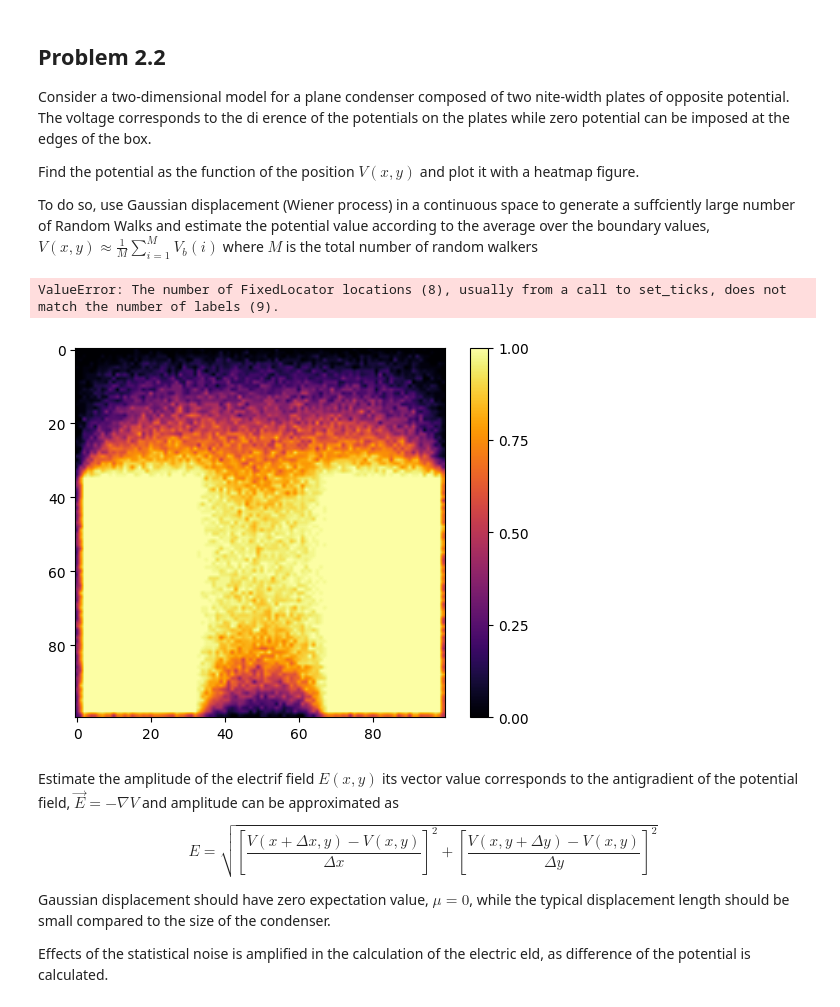
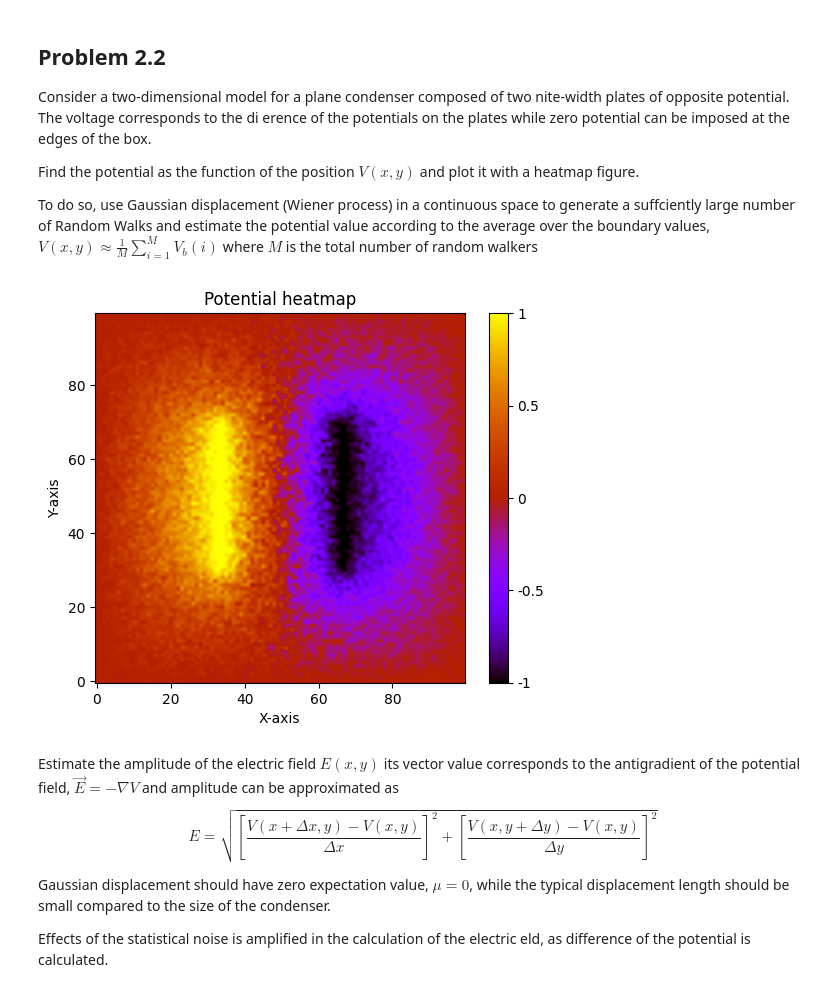
Before and after one commit to giacomocalabria/Stochastic-Methods-UPC, a Jupyter notebook: W2/Notebook.ipynb, the cells around one changed output. Drawn from its saved outputs; the diff is of its cells as text; code cells hidden in the pictures.

```diff
--- a/W2/Notebook.ipynb
+++ b/W2/Notebook.ipynb
@@ -83,29 +82,25 @@ Find the potential as the function of the position $V(x,y)$ and plot it with a h
 
 To do so, use Gaussian displacement (Wiener process) in a continuous space to generate a suffciently large number of Random Walks and estimate the potential value according to the average over the boundary values, $V(x,y)\approx\frac1M\sum_{i=1}^M{V_b(i)}$ where $M$ is the total number of random walkers
 # %%
-M = 40 # number of random walk per position
-
+## PARAMETERS
+M = 30 # number of random walk per position
 N = 100 # number of sites in the box
 
 C1 = N/3 # position of the first plate of the condenser
 C2 = 2*N/3 # position of the second plate of the condenser
-L = N*4/5 # length of the plates
+L = N*4/6 # length of the plates
 
 # Create a 2D array NxN of positions
-Box = np.zeros((N,N))
+Box2 = np.zeros((N,N))
 
 # Function to perform a random walk
-def random_walk(x, y, N):
+def random_walk(x, y):
     while True:
-        # Choose a random move
-        xmove = random.choice([-1, 0, 1])
-        ymove = random.choice([-1, 0, 1])
+        # Choose a random move and update the position
+        x += random.choice([-1, 0, 1])
+        y += random.choice([-1, 0, 1])
 
-        # Update the position
-        x += xmove
-        y += ymove
-
-        # Check if the particle is outside the box
+        # Check if the particle is arrived at the condenser or outside the box
         if x >= N:
             return 0
         if y >= N:
@@ -114,36 +109,33 @@ def random_walk(x, y, N):
             return 0
         if x <= 0:
             return 0
-        if x >= C1 and x <= C1+L and (y <= N/3 or y >= 2*N/3):
+        if (y >= C1-2 and y <= C1+2) and (x >= 3/10*N and x <= 7/10*N):
             return 1
-        if x >= C2 and x <= C2+L and (y <= N/3 or y >= 2*N/3):
+        if (y >= C2-2 and y <= C2+2) and (x >= 3/10*N and x <= 7/10*N):
             return -1
-
 
 for i in range(N):
     for j in range(N):
-        temp = 0
-        for k in range(M):
-            temp = temp + random_walk(i, j, N)
-        Box[i][j] = temp/M #Compute the estimated potential
-
-# Plot the Box into an image as heatmap
-plt.imshow(Box, cmap='inferno', interpolation='bilinear')
-
-# Add a colorbar
-cbar = plt.colorbar(ticks=[-1, -0.75, -0.5 -0.25, 0, 0.25, 0.5, 0.75, 1])
-cbar.ax.set_yticklabels(['-1', '-0.75', '-0.5', '-0.25', '0', '0.25', '0.5', '0.75', '1'])
-
-# Set plot title and axis labels
-plt.title(r"Potential heatmap")
-plt.xlabel(r"X-axis")
-plt.ylabel(r"Y-axis")
-plt.show()
+        temp = sum(random_walk(i, j) for _ in range(M))
+        Box2[i][j] = temp/M #Compute the estimated potential
-# %% [output]
-ValueError: The number of FixedLocator locations (8), usually from a call to set_ticks, does not match the number of labels (9).
-[figure, removed]
+# %%
+# Plot the Box into an image as heatmap
+plt.imshow(Box2, cmap='gnuplot', interpolation='bilinear')
+
+# Add a colorbar
+cbar = plt.colorbar(ticks=[-1, -0.5, 0, 0.5, 1])
+cbar.ax.set_yticklabels(['-1', '-0.5', '0','0.5', '1'])
+
+# Set plot title and axis labels
+plt.title(r"Potential heatmap")
+plt.xlabel(r"X-axis")
+plt.ylabel(r"Y-axis")
+plt.gca().invert_yaxis()
+plt.show()
+# %% [output]
+[figure, added]
 # %% [markdown]
-Estimate the amplitude of the electrif field $E(x,y)$ its vector value corresponds to the antigradient of the potential field, $\vec E=-\nabla V$ and amplitude can be approximated as
+Estimate the amplitude of the electric field $E(x,y)$ its vector value corresponds to the antigradient of the potential field, $\vec E=-\nabla V$ and amplitude can be approximated as
 $$ E=\sqrt{\left[\frac{V(x+\Delta x,y)-V(x,y)}{\Delta x}\right]^2+\left[\frac{V(x,y+\Delta y)-V(x,y)}{\Delta y}\right]^2} $$
 
 Gaussian displacement should have zero expectation value, $\mu=0$, while the typical displacement length should be small compared to the size of the condenser.
```
Also changed, not shown: parts of 4 cells of this notebook.
